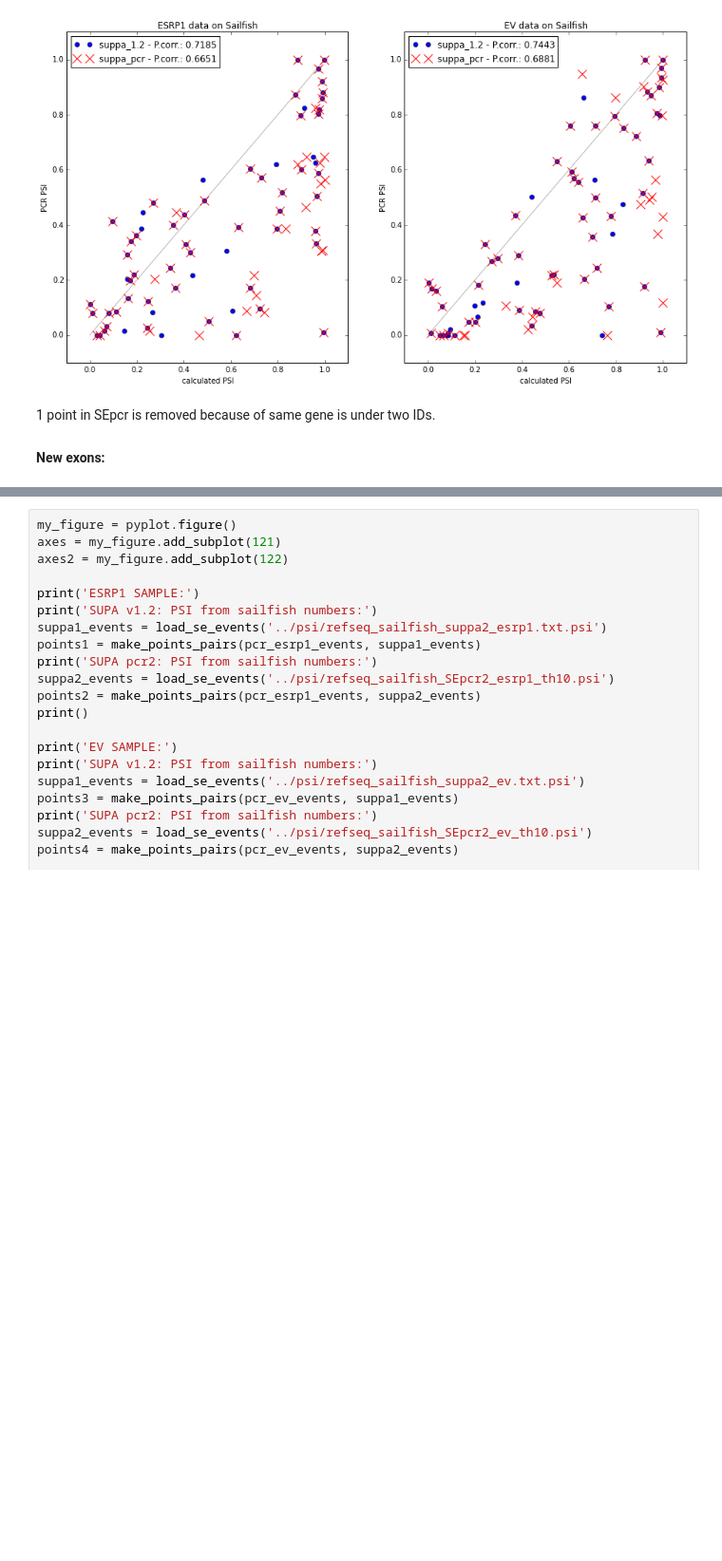
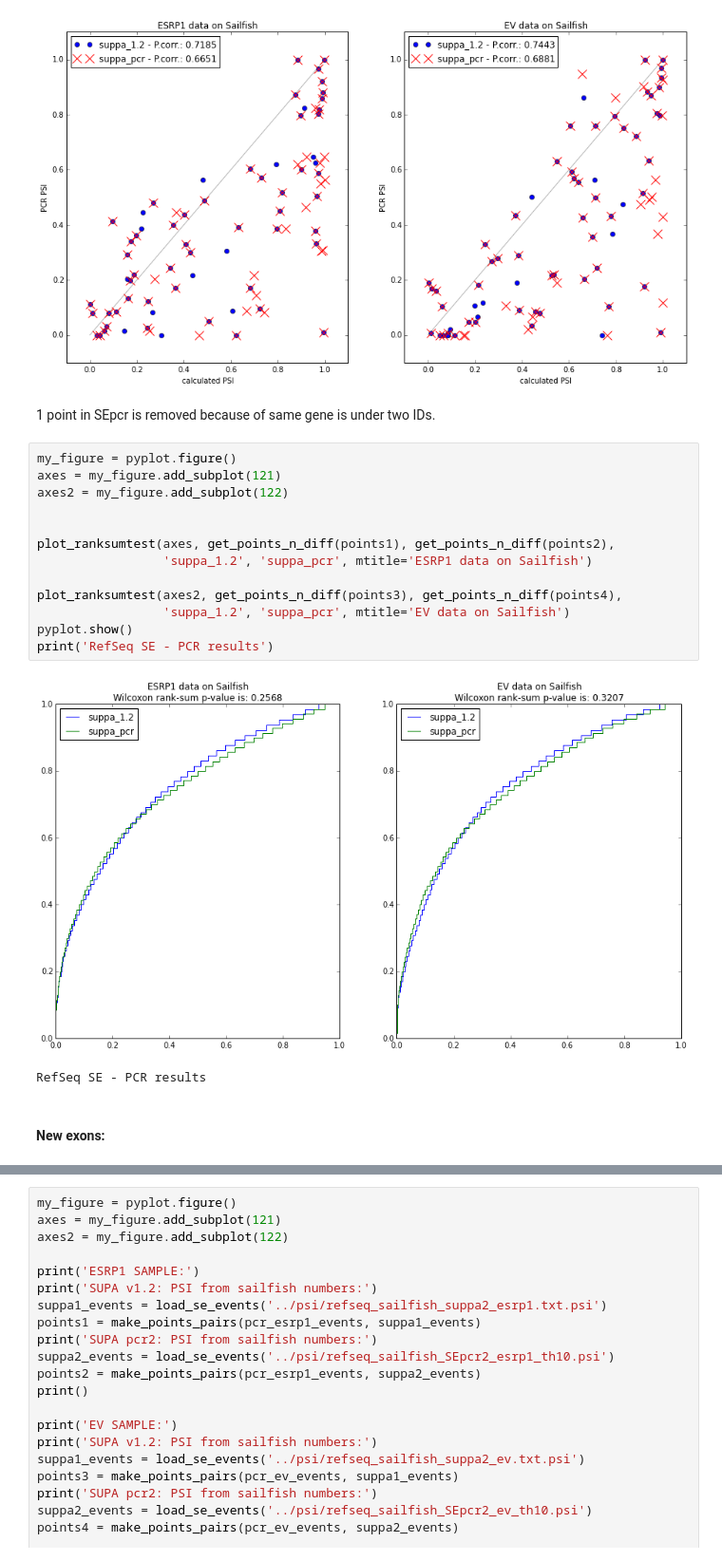
Before and after one commit to miha-skalic/suppa-tests, a Jupyter notebook: scripts/Correlation Calculation.ipynb, the cells around one changed output, grey strips where cells are left out. Shown at 95% size. Cells and saved outputs as stored; diff of their text form; blank space fills up the shorter version.

```diff
--- a/scripts/Correlation Calculation.ipynb
+++ b/scripts/Correlation Calculation.ipynb
@@ -186,7 +237,24 @@ SUPA SEpcr: PSI from sailfish numbers:
 [figure]
 # %% [markdown]
 1 point in SEpcr is removed because of same gene is under two IDs.<br>
-<h4>New exons:</h4>
+# %%
+my_figure = pyplot.figure()
+axes = my_figure.add_subplot(121)
+axes2 = my_figure.add_subplot(122)
+
+
+plot_ranksumtest(axes, get_points_n_diff(points1), get_points_n_diff(points2),
+                 'suppa_1.2', 'suppa_pcr', mtitle='ESRP1 data on Sailfish')
+
+plot_ranksumtest(axes2, get_points_n_diff(points3), get_points_n_diff(points4),
+                 'suppa_1.2', 'suppa_pcr', mtitle='EV data on Sailfish')
+pyplot.show()
+print('RefSeq SE - PCR results')
+# %% [output]
+[figure, added]
+RefSeq SE - PCR results
+# %% [markdown]
+<h4>New exons:</h4>
 # %%
 # Print out new events
 new_ids = set(suppa2_events.keys()) - set(suppa1_events.keys())
```
Also changed, not shown: parts of 26 cells of this notebook, 1 other file.
